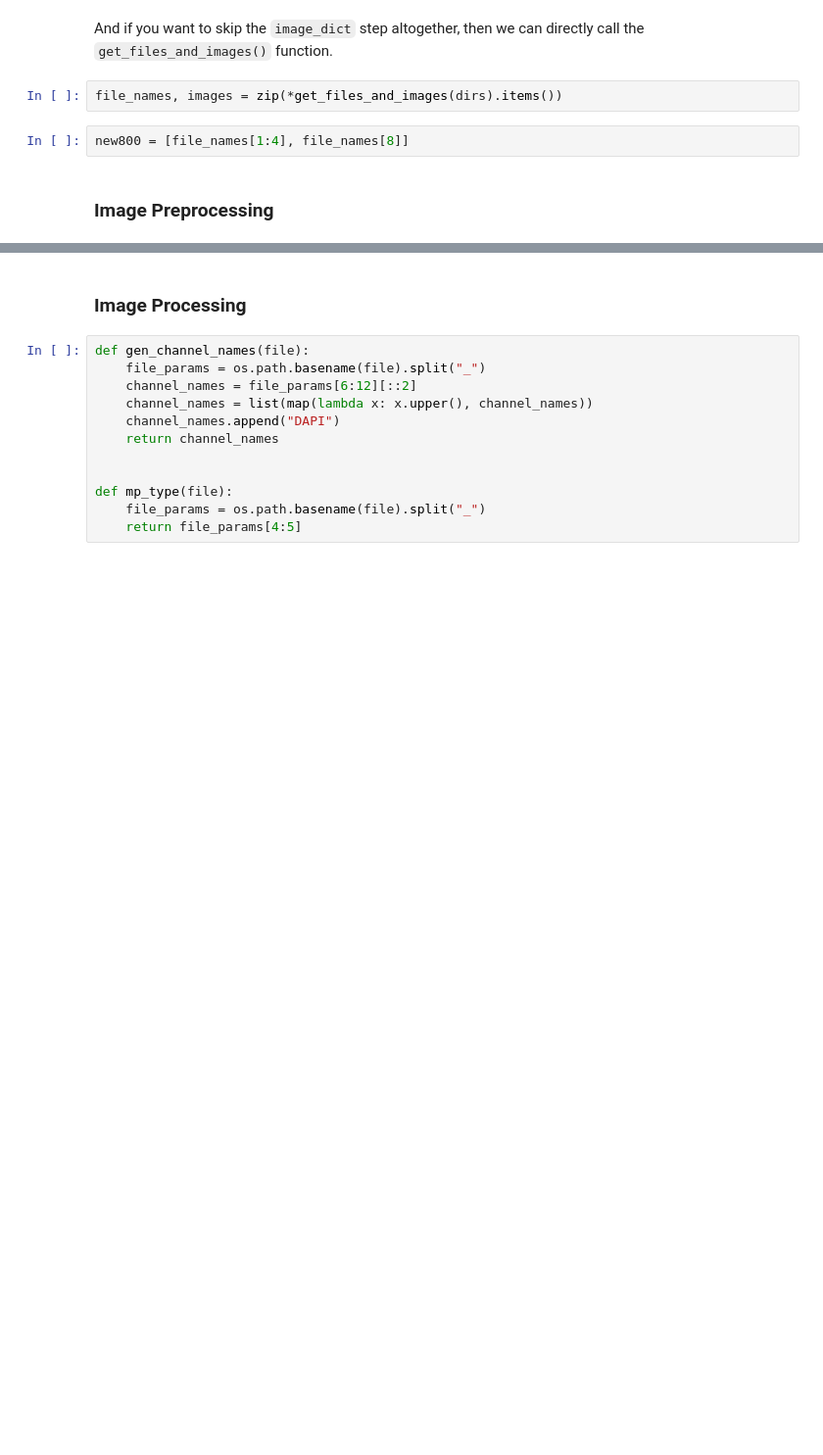
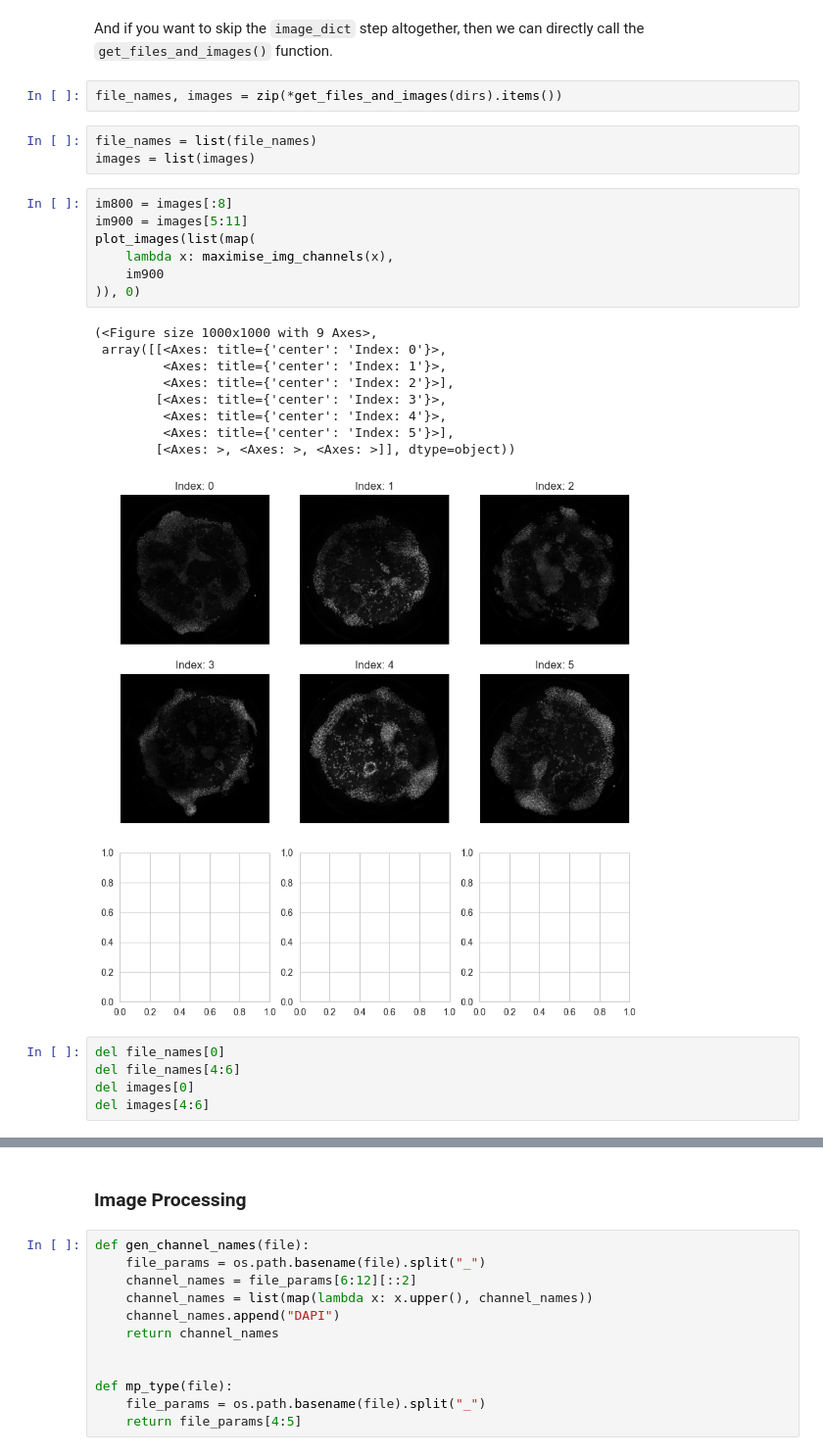
Before and after one commit to flotji-potji/micropattern_analysis, a Jupyter notebook: FS5_code_improvements.ipynb, the cells around one changed output, grey strips where cells are left out. Shown: that part at 98% size. Drawn from its saved outputs; the diff is of its cells as text; blank space fills up the shorter version.

````diff
--- a/FS5_code_improvements.ipynb
+++ b/FS5_code_improvements.ipynb
@@ -94,7 +94,28 @@ file_names, images = zip(*image_dict.items())
 And if you want to skip the ```image_dict``` step altogether, then we can directly call the ```get_files_and_images()``` function.
 # %%
 file_names, images = zip(*get_files_and_images(dirs).items())
+# %%
+file_names = list(file_names)
+images = list(images)
+# %%
+im800 = images[:8]
+im900 = images[5:11]
+plot_images(list(map(
+    lambda x: maximise_img_channels(x),
+    im900
+)), 0)
+# %% [output]
+(<Figure size 1000x1000 with 9 Axes>,
+ array([[<Axes: title={'center': 'Index: 0'}>,
+         <Axes: title={'center': 'Index: 1'}>,
+         <Axes: title={'center': 'Index: 2'}>],
+        [<Axes: title={'center': 'Index: 3'}>,
+         <Axes: title={'center': 'Index: 4'}>,
+         <Axes: title={'center': 'Index: 5'}>],
+        [<Axes: >, <Axes: >, <Axes: >]], dtype=object))
+[figure, added]
 # %%
-new800 = [file_names[1:4], file_names[8]]
+del file_names[0]
+del file_names[4:6]
+del images[0]
+del images[4:6]
-# %% [markdown]
-### Image Preprocessing
````
Also changed, not shown: parts of 11 cells of this notebook, 3 other files.
